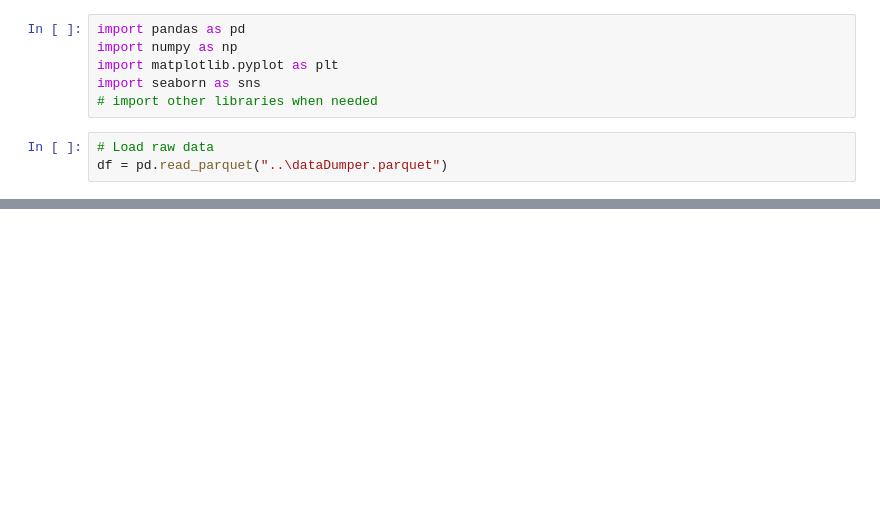
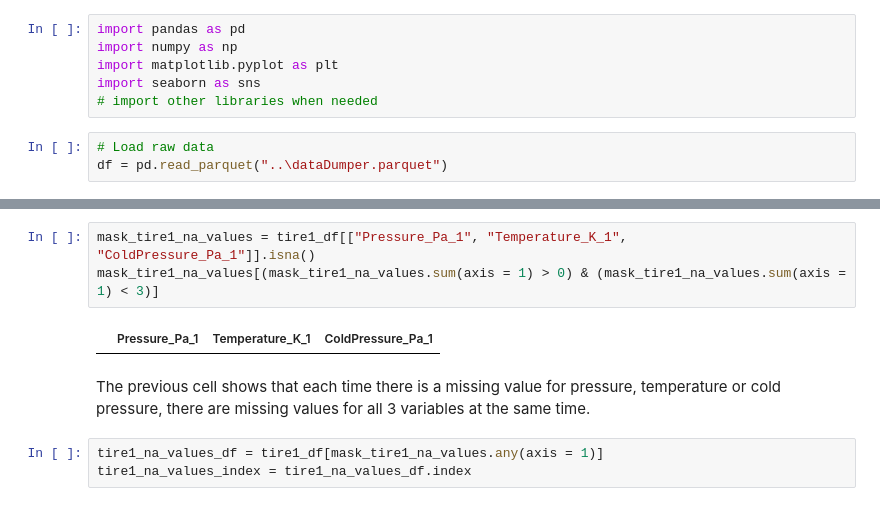
Before and after one commit to Nathan7128/ProjetMichelin, a Jupyter notebook: na_values_analysis/na_pressure_values.ipynb, the cells around one changed output, grey strips where cells are left out. Cells and saved outputs as stored; diff of their text form; blank space fills up the shorter version.

```diff
--- a/na_values_analysis/na_pressure_values.ipynb
+++ b/na_values_analysis/na_pressure_values.ipynb
@@ -16,0 +36,10 @@ na_pressure_values.Time_utc.hist()
+# %%
+mask_tire1_na_values = tire1_df[["Pressure_Pa_1", "Temperature_K_1", "ColdPressure_Pa_1"]].isna()
+mask_tire1_na_values[(mask_tire1_na_values.sum(axis = 1) > 0) & (mask_tire1_na_values.sum(axis = 1) < 3)]
+# %% [output]
+|  | Pressure_Pa_1 | Temperature_K_1 | ColdPressure_Pa_1 |
+# %% [markdown]
+The previous cell shows that each time there is a missing value for pressure, temperature or cold pressure, there are missing values for all 3 variables at the same time.
+# %%
+tire1_na_values_df = tire1_df[mask_tire1_na_values.any(axis = 1)]
+tire1_na_values_index = tire1_na_values_df.index
```
Also changed, not shown: parts of 7 cells of this notebook, 1 other file.
